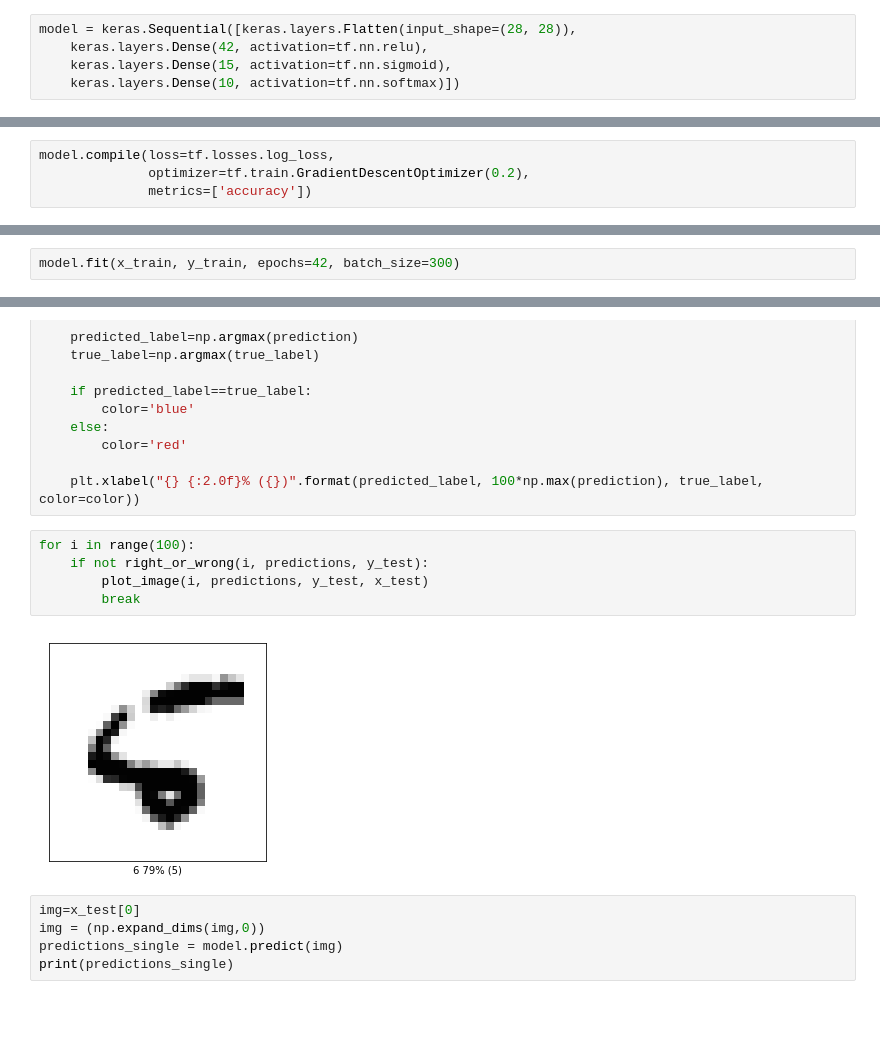
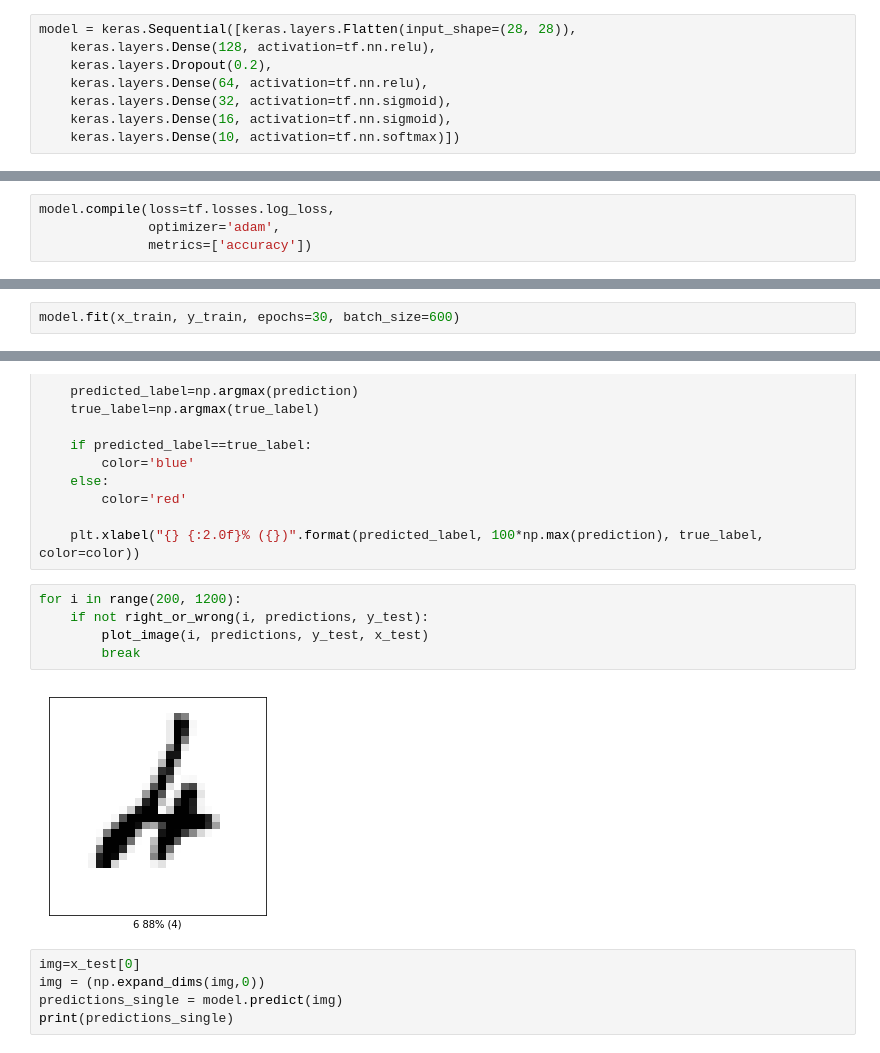
Before and after one commit to UndergraduateArtificialIntelligenceClub/hands-on-ml, a Jupyter notebook: MNIST Analysis.ipynb, the cells around one changed output, grey strips where cells are left out. Cells and saved outputs as stored; diff of their text form; blank space fills up the shorter version.

```diff
--- a/MNIST Analysis.ipynb
+++ b/MNIST Analysis.ipynb
@@ -50,8 +50,11 @@ x_train, x_test=x_train/255, x_test/255
 We are now ready to build our model! To do this, we'll build it in three steps, with only one hidden layer.
 # %%
 model = keras.Sequential([keras.layers.Flatten(input_shape=(28, 28)),
-    keras.layers.Dense(42, activation=tf.nn.relu),
-    keras.layers.Dense(15, activation=tf.nn.sigmoid),
+    keras.layers.Dense(128, activation=tf.nn.relu),
+    keras.layers.Dropout(0.2),
+    keras.layers.Dense(64, activation=tf.nn.relu),
+    keras.layers.Dense(32, activation=tf.nn.sigmoid),
+    keras.layers.Dense(16, activation=tf.nn.sigmoid),
     keras.layers.Dense(10, activation=tf.nn.softmax)])
 # %% [markdown]
 ![neural network](goal.png)
@@ -87,10 +94,10 @@ We're now ready to compile the model! To do this, we need three parameters (take
 * Metrics: Used to monitor the training and testing steps. The following example uses accuracy, the fraction of the images that are correctly classified.
 # %%
 model.compile(loss=tf.losses.log_loss,
-              optimizer=tf.train.GradientDescentOptimizer(0.2),
+              optimizer='adam',
               metrics=['accuracy'])
 # %% [markdown]
 Let's breakdown what these mean one step at a time.
 # %%
-model.fit(x_train, y_train, epochs=42, batch_size=300)
+model.fit(x_train, y_train, epochs=30, batch_size=600)
 # %% [output]
@@ -162,12 +169,12 @@ def plot_image(i, predictions, true_labels, img):
 
     plt.xlabel("{} {:2.0f}% ({})".format(predicted_label, 100*np.max(prediction), true_label, color=color))
 # %%
-for i in range(100):
+for i in range(200, 1200):
     if not right_or_wrong(i, predictions, y_test):
         plot_image(i, predictions, y_test, x_test)
         break
 # %% [output]
-[figure, old version]
+[figure, new version]
 # %%
 img=x_test[0]
 img = (np.expand_dims(img,0))
```
Also changed, not shown: parts of 7 cells of this notebook.
